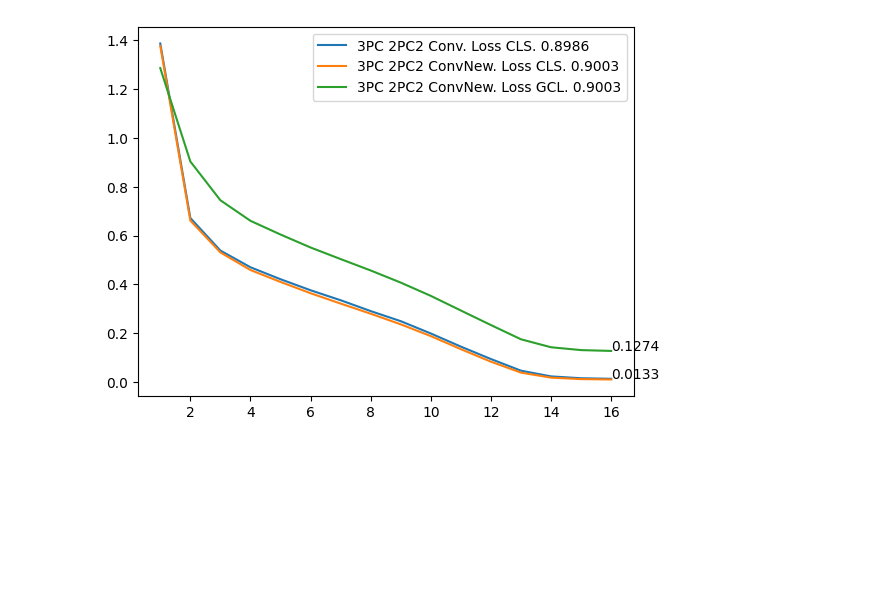
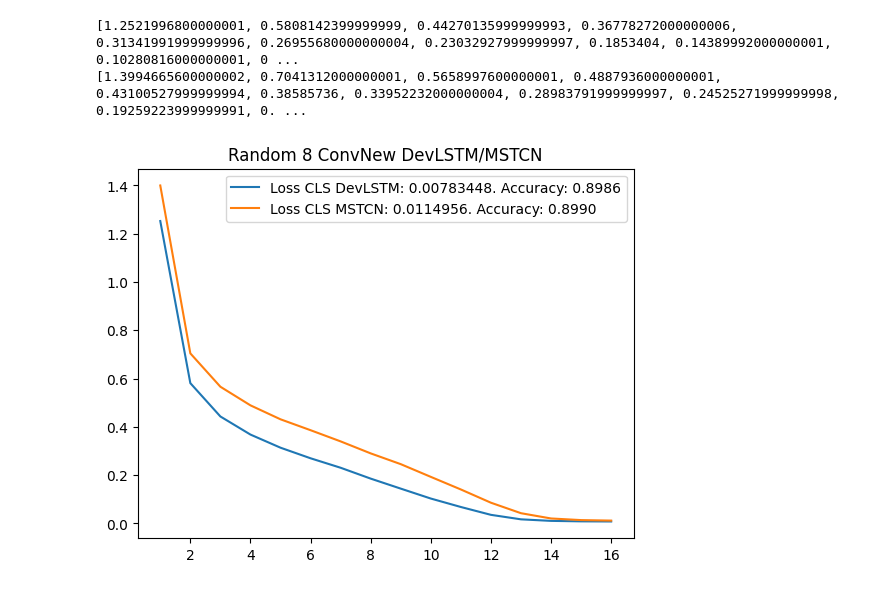
Before and after one commit to daivuongktx13/pyskl, a Jupyter notebook: demo/loss.ipynb, the cells around one changed output. Cells and saved outputs as stored; diff of their text form; code cells hidden in the pictures; blank space fills up the shorter version.

Commit message:
DevLSTM

```diff
--- a/demo/loss.ipynb
+++ b/demo/loss.ipynb
@@ -10,6 +10,16 @@ experiment_dir = '../work_dirs/aagcn/aagcn_pyskl_ntu60_xsub_3dkp'
 # %%
 # interests = ['j_0.01_random8_convnew','j_0.01_random8_convnew_gcl']
 # names = ['Random8 ConvNew', 'Random8 ConvNew GCL']
-interests = ['j_0.01_spatial2_conv','j_0.01_spatial2_conv_gcl']
-names = ['3PC 2PC2 Conv', '3PC 2PC2 Conv + GCL']
+interests = ['j_0.01_random8_convnew_devlstm', 'j_0.01_random8_convnew']
+names = ['DevLSTM', 'MSTCN']
+# interests = ['j_0.01_spatial2_conv','j_0.01_spatial2_conv_gcl']
+# names = ['3PC 2PC2 Conv', '3PC 2PC2 Conv + GCL']
+# %%
+def getLastResult(file_name, name = ''):
+    if name == 'j_0.01_random8_convnew_devlstm':
+        return '0.8986'
+    with open(file_name, 'r') as file:
+        data = "\n".join(file.readlines()[-9:])
+    top1_accs = re.findall('top1_acc: ([0-9.]+)', data)
+    return top1_accs[-2]
 # %%
@@ -36,41 +53,44 @@ def accumulateHistory(history):
-# %%
-def getLastResult(file_name):
-    with open(file_name, 'r') as file:
-        data = "\n".join(file.readlines()[-9:])
-    top1_accs = re.findall('top1_acc: ([0-9.]+)', data)
-    return top1_accs[-2]
 # %%
 count = 0
 for name, interest in zip(names, interests):
 
     file_template = os.path.join(experiment_dir, interest, "*.log")
     glob_files = glob.glob(file_template)
     glob_files.sort(reverse = True)
     log_file = glob_files[0]
-
-    result = getLastResult(log_file)
+    # print(name)
+    result = getLastResult(log_file, interest)
     file_template = os.path.join(experiment_dir, interest, "*.log.json")
     glob_files = glob.glob(file_template)
     glob_files.sort(reverse = True)
     log_file = glob_files[0]
 
 
     with open(log_file, 'r') as file:
         history = [json.loads(line.strip()) for line in file.readlines()][1:]
-    train, _, train_gcl = accumulateHistory(history)
+    train, _, train_sem, train_ins = accumulateHistory(history)
     epochs = list(train.keys())
     losses = list(train.values())
-    plt.plot(epochs, losses, label = f"{name}. Loss CLS. {str(result)}")
-    if count == 0:
+    print(losses)
+    plt.plot(epochs, losses, label = f"Loss CLS {name}: {losses[-1]}. Accuracy: {str(result)}")
+    # if count == 0:
+    # plt.text(epochs[-7], losses[-1], round(losses[-1], 4))
+        # count += 1
+    if len(train_sem.keys()) > 0:
+        epochs = list(train_sem.keys())
+        losses = list(train_sem.values())
+        plt.plot(epochs, losses, label = f"Loss Semantic. {str(result)}")
         plt.text(epochs[-1], losses[-1], round(losses[-1], 4))
-        count += 1
-    if len(train_gcl.keys()) > 0:
-        epochs = list(train_gcl.keys())
-        losses = list(train_gcl.values())
-        plt.plot(epochs, losses, label = f"{name}. Loss GCL. {str(result)}")
+    if len(train_ins.keys()) > 0:
+        epochs = list(train_ins.keys())
+        losses = list(train_ins.values())
+        plt.plot(epochs, losses, label = f"Loss Instance. {str(result)}")
         plt.text(epochs[-1], losses[-1], round(losses[-1], 4))
     plt.legend()
+plt.title("Random 8 ConvNew DevLSTM/MSTCN")
 plt.show()
 # %% [output]
+[1.2521996800000001, 0.5808142399999999, 0.44270135999999993, 0.36778272000000006, 0.31341991999999996, 0.26955680000000004, 0.23032927999999997, 0.1853404, 0.14389992000000001, 0.10280816000000001, 0 ...
+[1.3994665600000002, 0.7041312000000001, 0.5658997600000001, 0.4887936000000001, 0.43100527999999994, 0.38585736, 0.33952232000000004, 0.28983791999999997, 0.24525271999999998, 0.19259223999999991, 0. ...
-[figure, old version]
+[figure, new version]
 # %%
```
Also changed, not shown: parts of 2 cells of this notebook, 10 other files.
